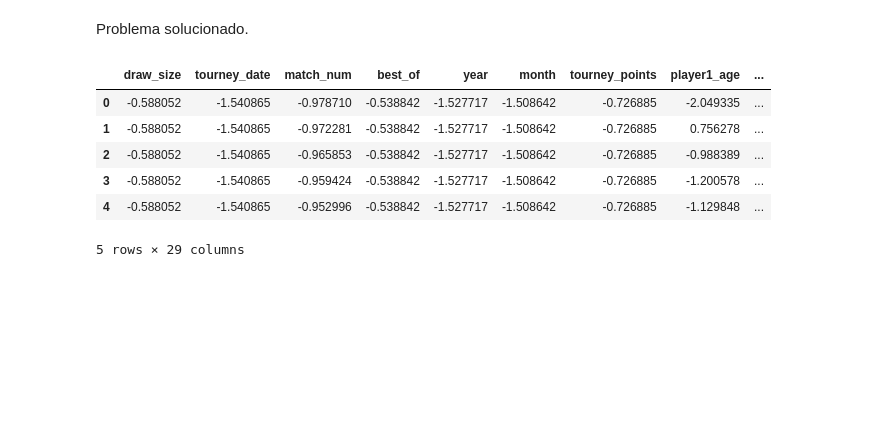
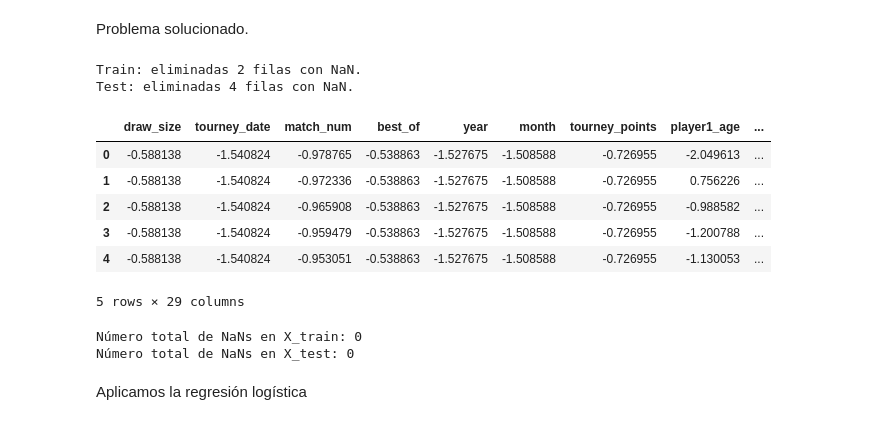
Before and after one commit to Sterrysx/Tennis-ML-APA, a Jupyter notebook: notebooks/entrega1_practica.ipynb, the cells around one changed output. Saved outputs shown, nothing was run; the diff lists cells and outputs as text; code cells hidden in the pictures; blank space fills up the shorter version.

```diff
--- a/notebooks/entrega1_practica.ipynb
+++ b/notebooks/entrega1_practica.ipynb
@@ -542,27 +542,53 @@ msno.matrix(matches_test);
 # %% [markdown]
 Problema solucionado.
 # %%
+# --- Eliminar NaNs por separado ---
+train_original = len(matches_train)
+test_original = len(matches_test)
+
+matches_train = matches_train.dropna()
+matches_test = matches_test.dropna()
+
+print(f"Train: eliminadas {train_original - len(matches_train)} filas con NaN.")
+print(f"Test: eliminadas {test_original - len(matches_test)} filas con NaN.")
+
 X_train = matches_train.drop(columns=[target])
 y_train = matches_train[target]
 
 X_test = matches_test.drop(columns=[target])
 y_test = matches_test[target]
 
 # escalar
 scaler = StandardScaler()
 
 # Aprender con el conjunto de entrenamiento y aplicar la transformación
 X_train[X_train.columns] = scaler.fit_transform(X_train[X_train.columns])
 
 # Aplicar la transformación al conjunto de test
 X_test[X_test.columns] = scaler.transform(X_test[X_test.columns])
 
 X_train.head()
 # %% [output]
+Train: eliminadas 2 filas con NaN.
+Test: eliminadas 4 filas con NaN.
 |  | draw_size | tourney_date | match_num | best_of | year | month | tourney_points | player1_age | ... |
-| 0 | -0.588052 | -1.540865 | -0.978710 | -0.538842 | -1.527717 | -1.508642 | -0.726885 | -2.049335 | ... |
-| 1 | -0.588052 | -1.540865 | -0.972281 | -0.538842 | -1.527717 | -1.508642 | -0.726885 | 0.756278 | ... |
-| 2 | -0.588052 | -1.540865 | -0.965853 | -0.538842 | -1.527717 | -1.508642 | -0.726885 | -0.988389 | ... |
-| 3 | -0.588052 | -1.540865 | -0.959424 | -0.538842 | -1.527717 | -1.508642 | -0.726885 | -1.200578 | ... |
-| 4 | -0.588052 | -1.540865 | -0.952996 | -0.538842 | -1.527717 | -1.508642 | -0.726885 | -1.129848 | ... |
+| 0 | -0.588138 | -1.540824 | -0.978765 | -0.538863 | -1.527675 | -1.508588 | -0.726955 | -2.049613 | ... |
+| 1 | -0.588138 | -1.540824 | -0.972336 | -0.538863 | -1.527675 | -1.508588 | -0.726955 | 0.756226 | ... |
+| 2 | -0.588138 | -1.540824 | -0.965908 | -0.538863 | -1.527675 | -1.508588 | -0.726955 | -0.988582 | ... |
+| 3 | -0.588138 | -1.540824 | -0.959479 | -0.538863 | -1.527675 | -1.508588 | -0.726955 | -1.200788 | ... |
+| 4 | -0.588138 | -1.540824 | -0.953051 | -0.538863 | -1.527675 | -1.508588 | -0.726955 | -1.130053 | ... |
-5 rows × 29 columns
+5 rows × 29 columns
+# %%
+# CELDA DE VERIFICACIÓN
+# Comprueba si X_train tiene NaNs
+nans_en_train = X_train.isnull().sum().sum()
+print(f"Número total de NaNs en X_train: {nans_en_train}")
+
+# Comprueba si X_test tiene NaNs
+nans_en_test = X_test.isnull().sum().sum()
+print(f"Número total de NaNs en X_test: {nans_en_test}")
+# %% [output]
+Número total de NaNs en X_train: 0
+Número total de NaNs en X_test: 0
+# %% [markdown]
+Aplicamos la regresión logística
```
Also changed, not shown: parts of 5 cells of this notebook.
